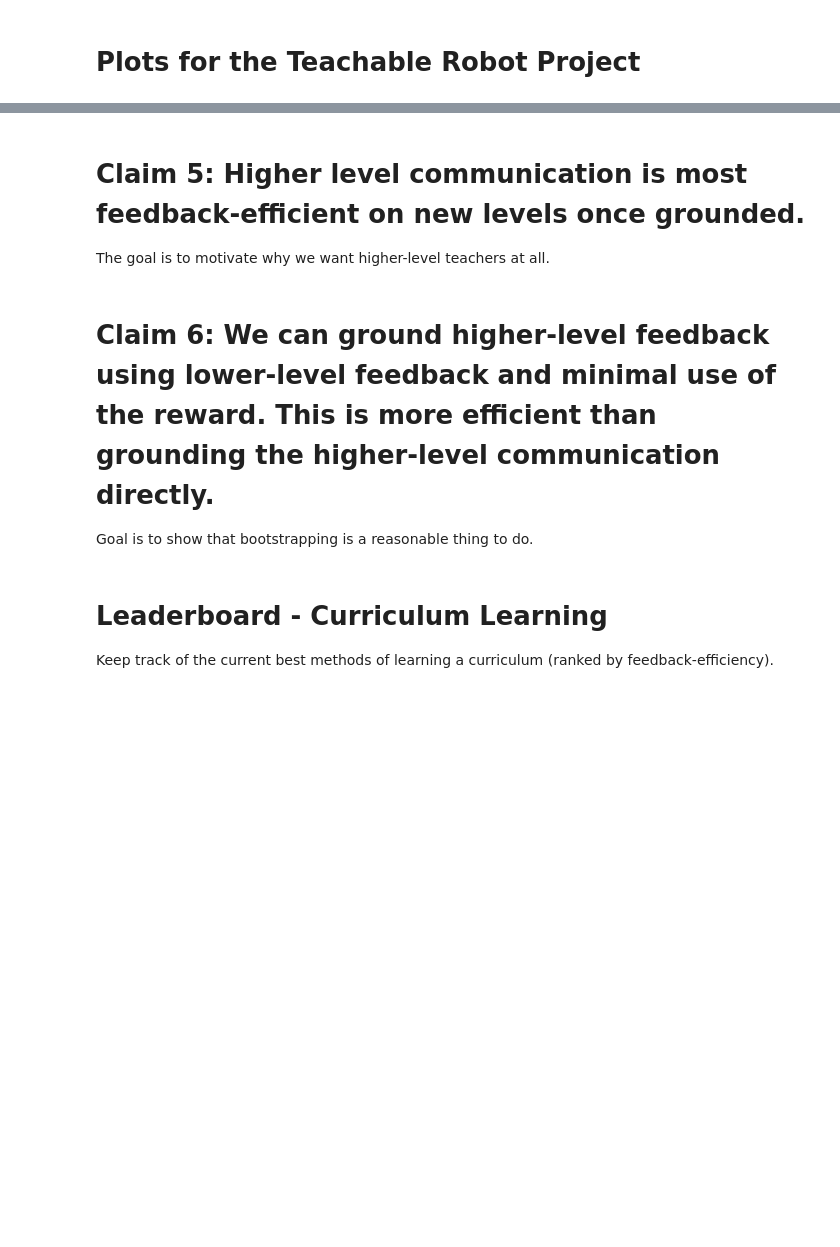
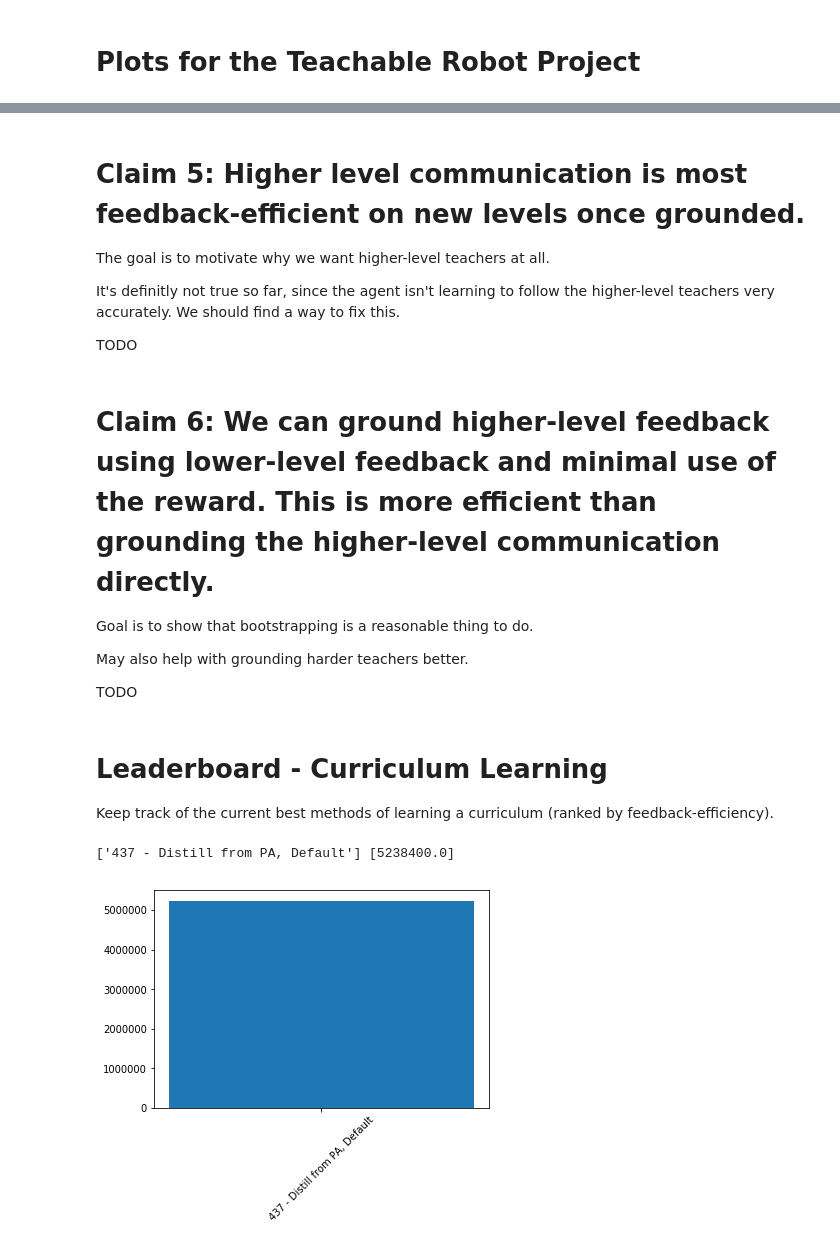
Before and after one commit to rll-research/teachable, a Jupyter notebook: Plots.ipynb, the cells around one changed output, grey strips where cells are left out. Cells and saved outputs as stored; diff of their text form; code cells hidden in the pictures; blank space fills up the shorter version.

```diff
--- a/Plots.ipynb
+++ b/Plots.ipynb
@@ -110,14 +181,45 @@ The goal is to motivate why we want to bootstrap rather than using the higher-le
 # Claim 5: Higher level communication is most feedback-efficient on new levels once grounded.
 
 The goal is to motivate why we want higher-level teachers at all.
+
+It's definitly not true so far, since the agent isn't learning to follow the higher-level teachers very accurately. We should find a way to fix this.
+
+TODO
 # %% [markdown]
 # Claim 6: We can ground higher-level feedback using lower-level feedback and minimal use of the reward. This is more efficient than grounding the higher-level communication directly.
 
 Goal is to show that bootstrapping is a reasonable thing to do.
+
+May also help with grounding harder teachers better.
+
+TODO
 # %% [markdown]
 # Leaderboard - Curriculum Learning
 
 Keep track of the current best methods of learning a curriculum (ranked by feedback-efficiency).
+# %%
+methods = [
+    (437, "Distill from PA, Default", "Standard HParams, train PA, distill to powerset"), # TODO: placeholder; hasn't actually succeeded yet
+]
+
+plot_values = []
+plot_names = []
+for run_name, legend_name, _ in methods:
+    try:
+        data = load_data(run_name)
+        num_feedback_key = 'Train/NumFeedbackTotal'
+        num_feedback = np.mean([df[num_feedback_key].to_numpy()[-1].item() for df in data])
+        plot_values.append(num_feedback)
+        plot_names.append(f'{run_name} - {legend_name}')
+    except:
+        print("couldn't plot " + legend_name)
+print(plot_names, plot_values)
+plt.bar(plot_names, plot_values)
+plt.xticks(rotation=45)
+plt.show()
+# %% [output]
+['437 - Distill from PA, Default'] [5238400.0]
+[figure, added]
 # %% [markdown]
 # Leaderboard - Few-Shot Generalization
 
```
Also changed, not shown: parts of 15 cells of this notebook.
